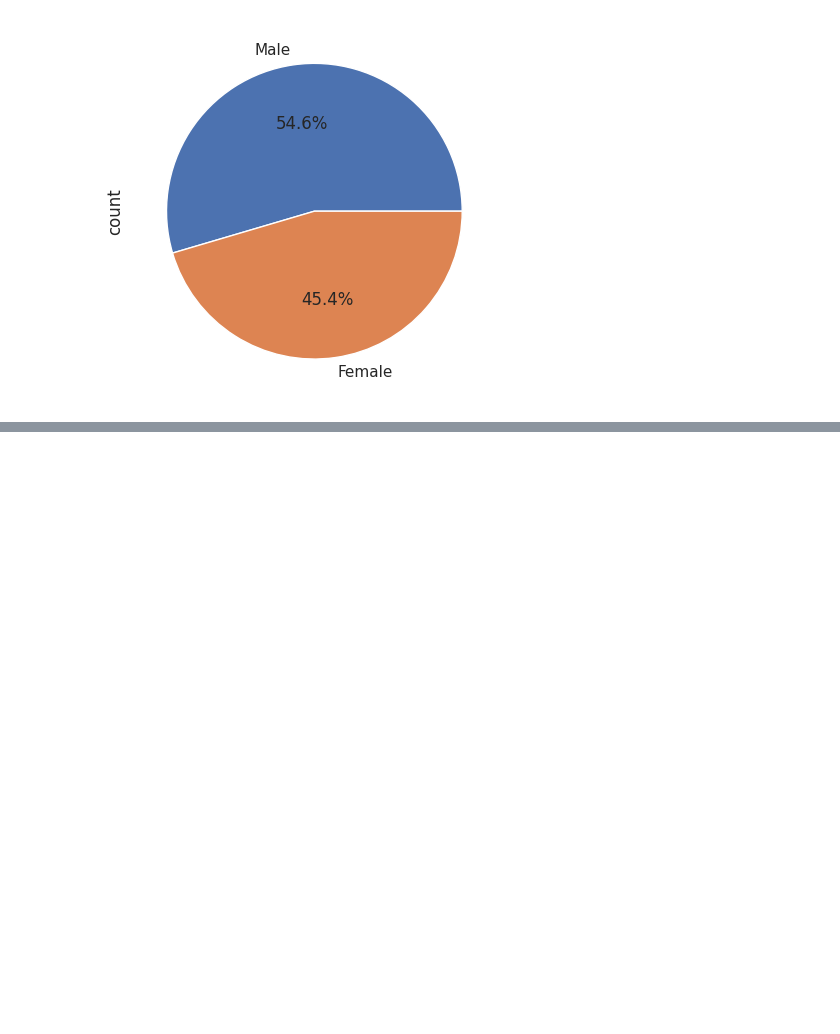
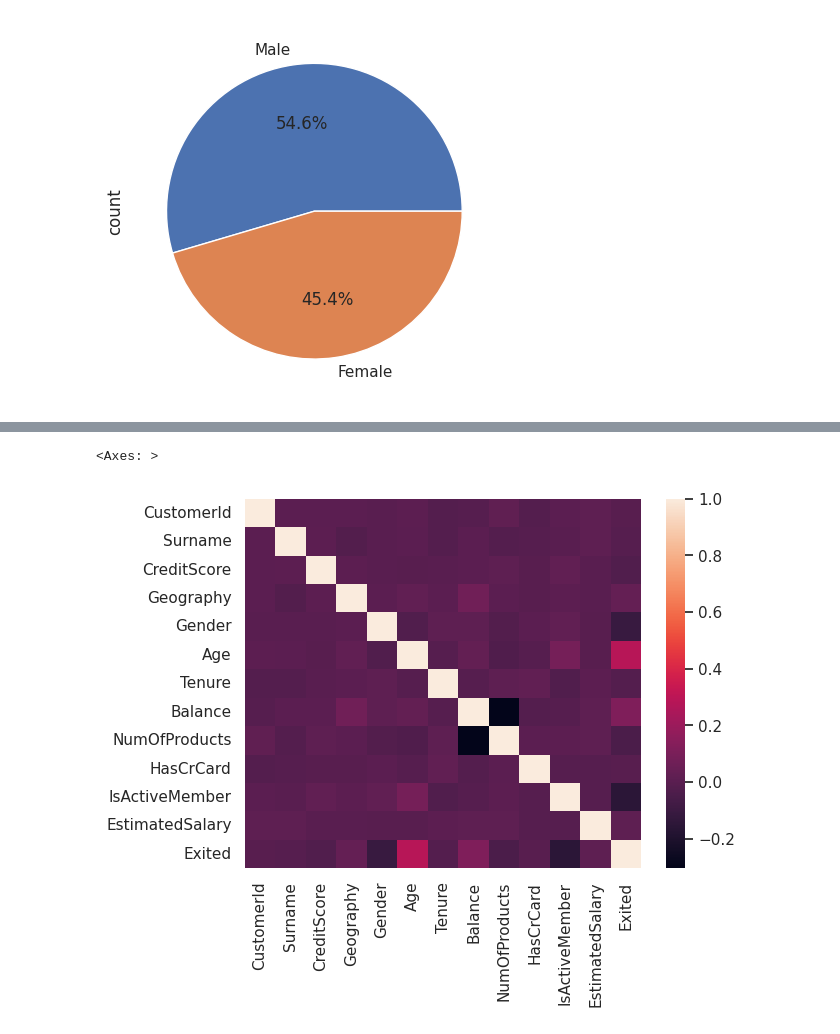
Before and after one commit to YusufAbdurrahmann/Exploratory-Data-Analysis, a Jupyter notebook: exploratory_data_analysis_ipynb.ipynb, the cells around one changed output, grey strips where cells are left out. Drawn from its saved outputs; the diff is of its cells as text; code cells hidden in the pictures; blank space fills up the shorter version.

```diff
--- a/exploratory_data_analysis_ipynb.ipynb
+++ b/exploratory_data_analysis_ipynb.ipynb
@@ -46,0 +95,5 @@ df["Gender"].value_counts().plot(kind = "pie", autopct = "%1.1f%%")
+# %%
+sns.heatmap(df.corr())
+# %% [output]
+<Axes: >
+[figure, added]
```
Also changed, not shown: parts of 9 cells of this notebook.
